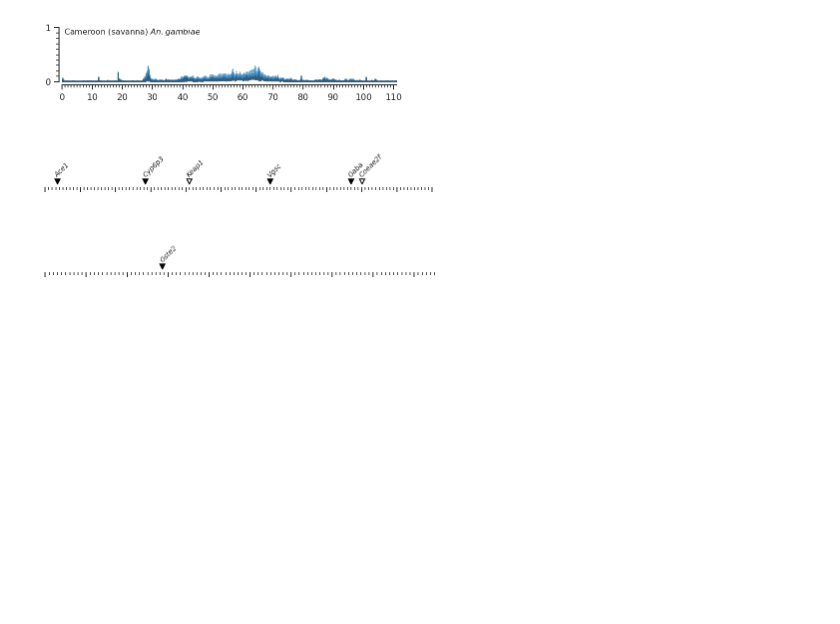
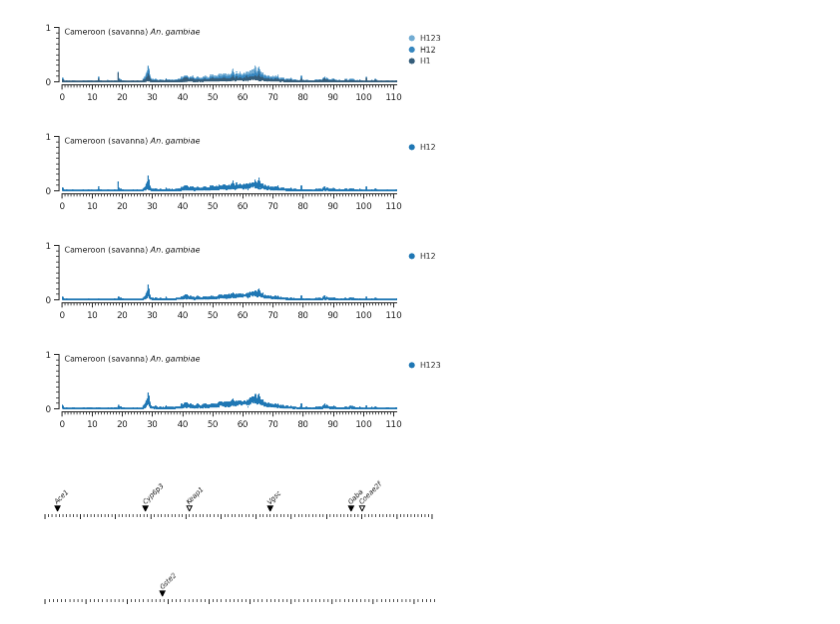
Before and after one commit to alimanfoo/shiny-train, a Jupyter notebook: notebooks/artwork/h12-main-fig.ipynb, the cells around one changed output. Cells and saved outputs as stored; diff of their text form; code cells hidden in the pictures; blank space fills up the shorter version.

```diff
--- a/notebooks/artwork/h12-main-fig.ipynb
+++ b/notebooks/artwork/h12-main-fig.ipynb
@@ -54,5 +110,17 @@ def plot_signal(pop, chromosome, ax=None,
 # %%
-plot_signal('cm_sav_gam', '2', filter_size=None, label=True)
+plot_signal("cm_sav_gam", "2", filter_size=None, label=True, legend=True)
 # %% [output]
-[figure, old version]
+[figure, new version]
+# %%
+plot_signal("cm_sav_gam", "2", stat='H12', filter_size=None, label=True, legend=True)
+# %% [output]
+[figure, added]
+# %%
+plot_signal("cm_sav_gam", "2", stat='H12', filter_size=20, label=True, legend=True)
+# %% [output]
+[figure, added]
+# %%
+plot_signal("cm_sav_gam", "2", stat='H123', filter_size=20, label=True, legend=True)
+# %% [output]
+[figure, added]
 # %%
```
Also changed, not shown: parts of 9 cells of this notebook, 6 other files.
